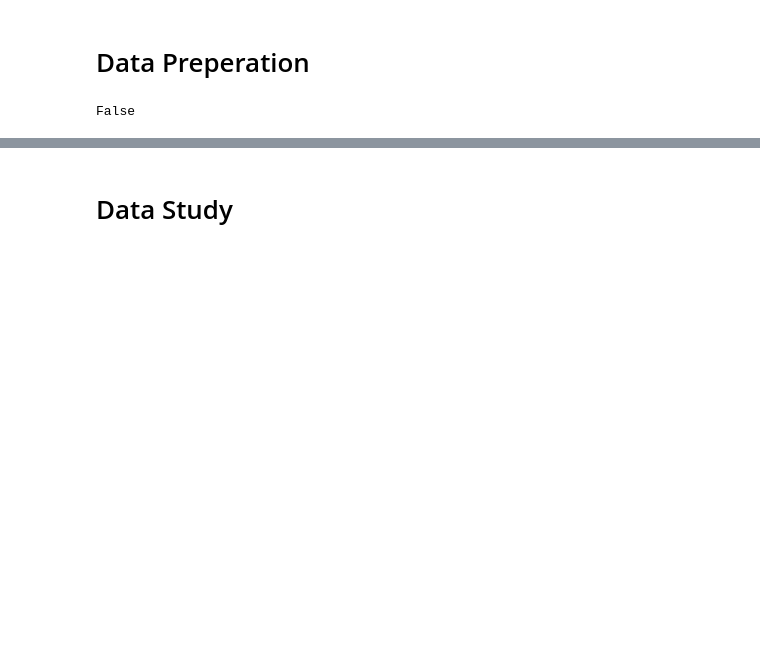
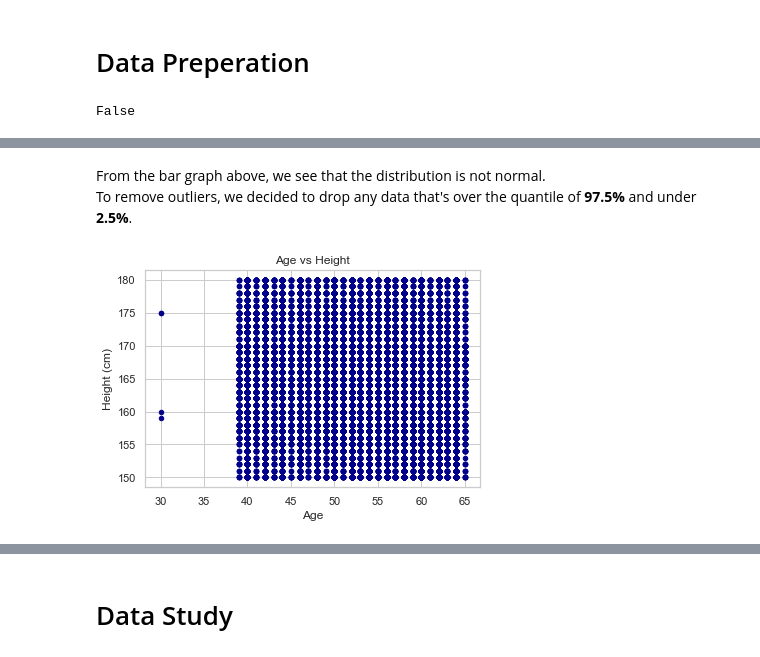
Before and after one commit to muatasimqazi/info370-final-resource, a Jupyter notebook: data_prep.ipynb, the cells around one changed output, grey strips where cells are left out. Saved outputs shown, nothing was run; the diff lists cells and outputs as text; code cells hidden in the pictures; blank space fills up the shorter version.

```diff
--- a/data_prep.ipynb
+++ b/data_prep.ipynb
@@ -77,0 +95,14 @@ $$BMI=\frac{mass(kg)}{height(m)^2}$$
+# %% [markdown]
+From the bar graph above, we see that the distribution is not normal.
+To remove outliers, we decided to drop any data that's over the quantile of **97.5%** and under **2.5%**.
+# %%
+# remove height outliers
+df.drop(df[(df['height'] > df['height'].quantile(0.975)) | (df['height'] < df['height'].quantile(0.025))].index,inplace=True)
+# %%
+# create a scatter plot that shows the correlation between age and height after removing outliers
+height_after_scat = df.plot.scatter(x='age_in_years', y='height', c='DarkBlue', title="Age vs Height")
+plt.xlabel("Age")
+plt.ylabel("Height (cm)")
+plt.show()
+# %% [output]
+[figure, added]
```
Also changed, not shown: parts of 89 cells of this notebook, 1 other file.
